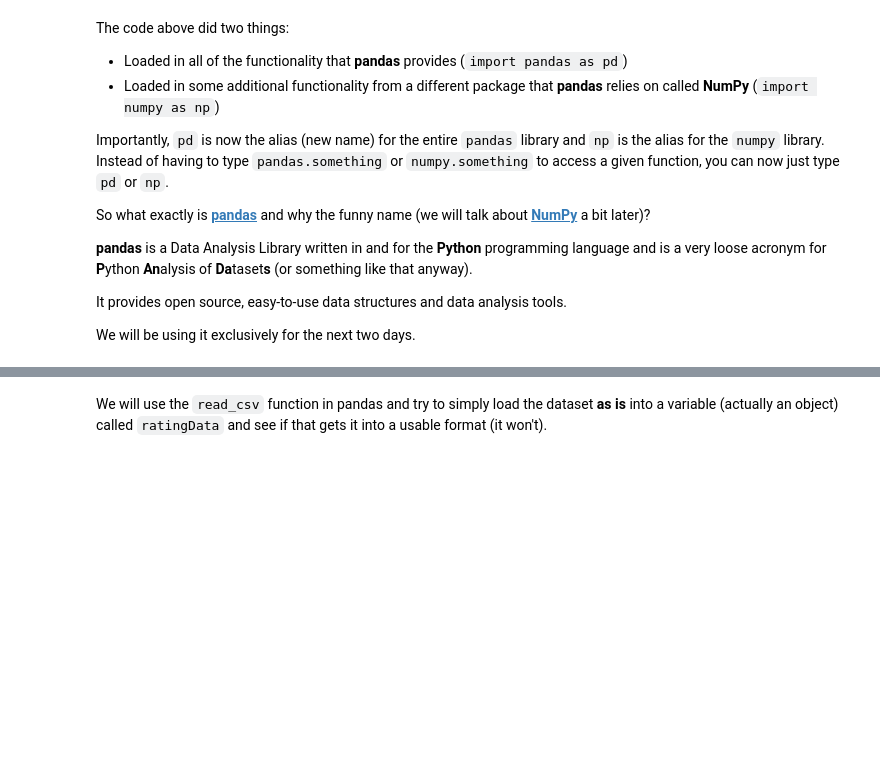
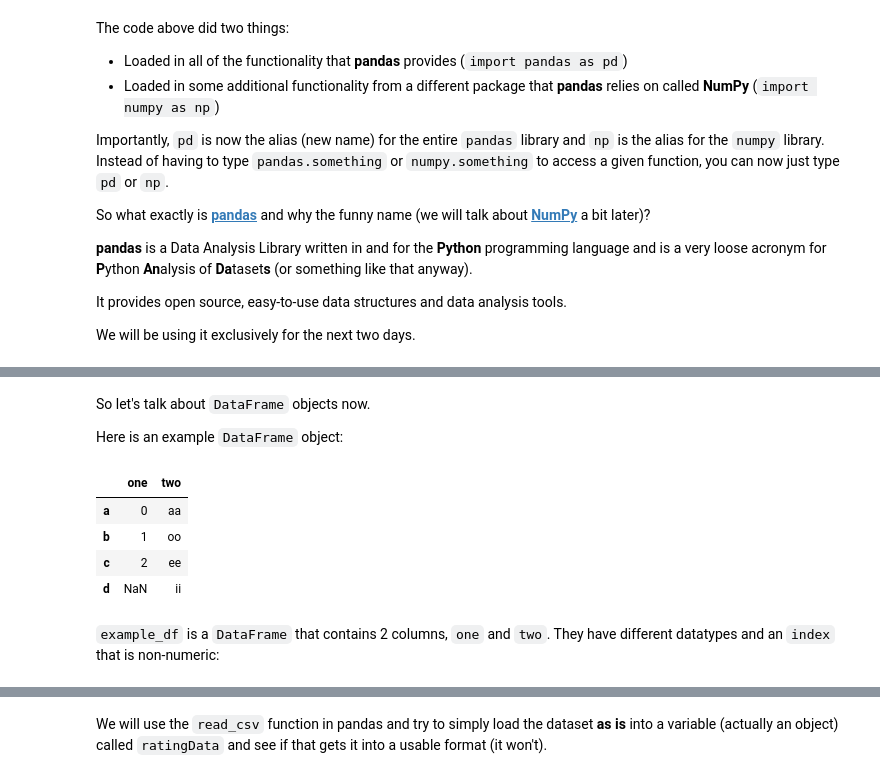
Before and after one commit to learn-co-students/intro-datascience-workshop-dumbo-web-080519, a Jupyter notebook: weekend1/Lesson 1 - Introducing pandas using a movie ratings dataset.ipynb, the cells around one changed output, grey strips where cells are left out. Drawn from its saved outputs; the diff is of its cells as text; code cells hidden in the pictures; blank space fills up the shorter version.

Commit message:
-change layout of course - 2 weekend folders -added more preliminary info about pandas data structures in Lesson1

```diff
--- a/day1/Lesson 1 - Introducing pandas using a movie ratings dataset.ipynb
+++ b/weekend1/Lesson 1 - Introducing pandas using a movie ratings dataset.ipynb
@@ -27,0 +106,17 @@ We will be using it exclusively for the next two days.
+# %% [markdown]
+So let's talk about `DataFrame` objects now.
+
+Here is an example `DataFrame` object:
+# %%
+d = {'one': pd.Series(range(3), index=['a','b','c']),
+    'two': pd.Series(['aa','oo','ee','ii'],index=['a','b','c','d'])}
+example_df = pd.DataFrame(d)
+example_df
+# %% [output]
+|  | one | two |
+| a | 0 | aa |
+| b | 1 | oo |
+| c | 2 | ee |
+| d | NaN | ii |
+# %% [markdown]
+`example_df` is a `DataFrame` that contains 2 columns, `one` and `two`. They have different datatypes and an `index` that is non-numeric:
```
Also changed, not shown: parts of 19 cells of this notebook, 1 other file.
